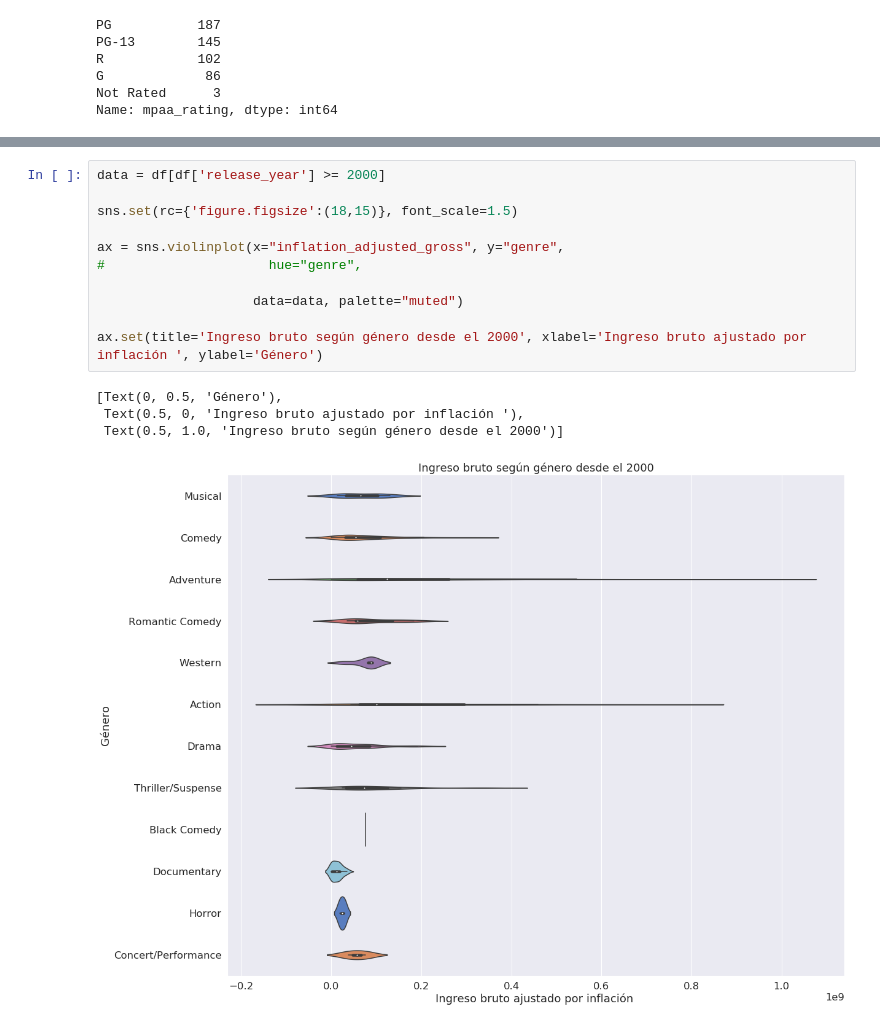
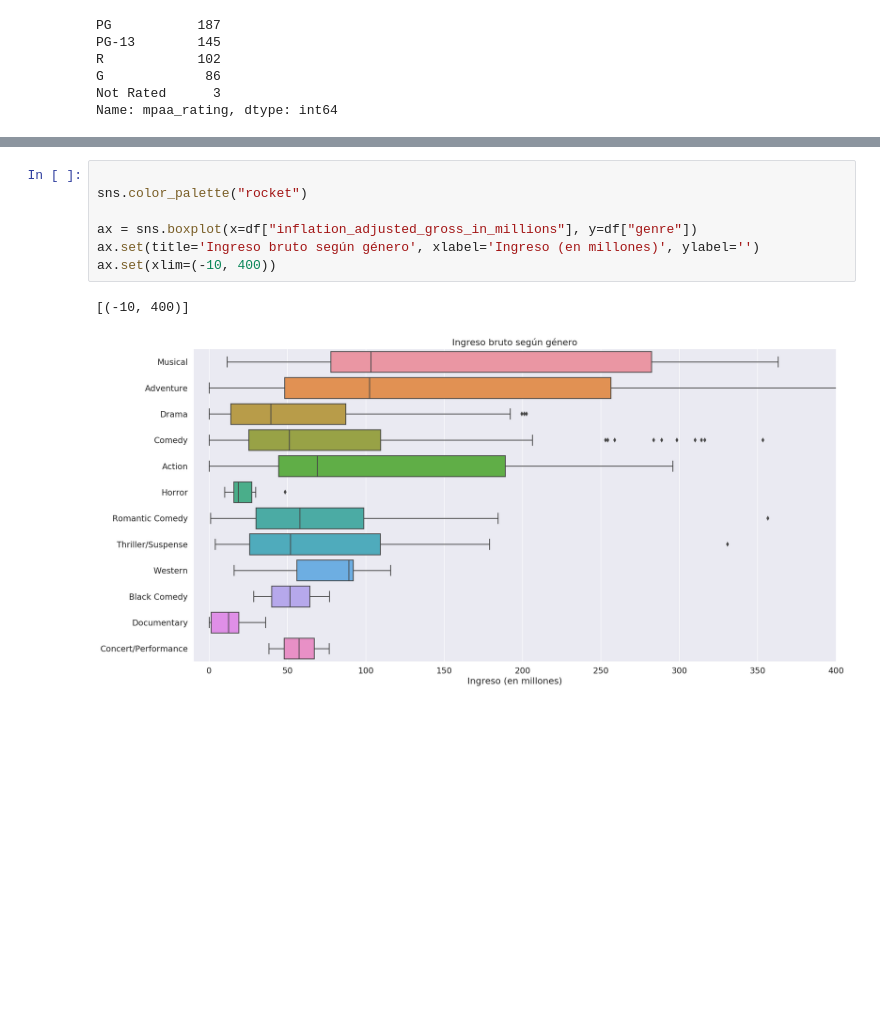
Before and after one commit to shizus/delayed-vicious-cat, a Jupyter notebook: Disney.ipynb, the cells around one changed output, grey strips where cells are left out. Drawn from its saved outputs; the diff is of its cells as text; blank space fills up the shorter version.

```diff
--- a/Disney.ipynb
+++ b/Disney.ipynb
@@ -98,16 +157,10 @@ ax.set(title='Tendencia en el ingreso según el rating de una película desde el
-# %%
-data = df[df['release_year'] >= 2000]
-
-sns.set(rc={'figure.figsize':(18,15)}, font_scale=1.5)
-
-ax = sns.violinplot(x="inflation_adjusted_gross", y="genre",
-#                     hue="genre",
-
-                    data=data, palette="muted")
-
-ax.set(title='Ingreso bruto según género desde el 2000', xlabel='Ingreso bruto ajustado por inflación ', ylabel='Género')
-# %% [output]
-[Text(0, 0.5, 'Género'),
- Text(0.5, 0, 'Ingreso bruto ajustado por inflación '),
- Text(0.5, 1.0, 'Ingreso bruto según género desde el 2000')]
-[figure, removed]
+# %%
+
+sns.color_palette("rocket")
+
+ax = sns.boxplot(x=df["inflation_adjusted_gross_in_millions"], y=df["genre"])
+ax.set(title='Ingreso bruto según género', xlabel='Ingreso (en millones)', ylabel='')
+ax.set(xlim=(-10, 400))
+# %% [output]
+[(-10, 400)]
+[figure, added]
```
Also changed, not shown: parts of 8 cells of this notebook, 4 other files.
